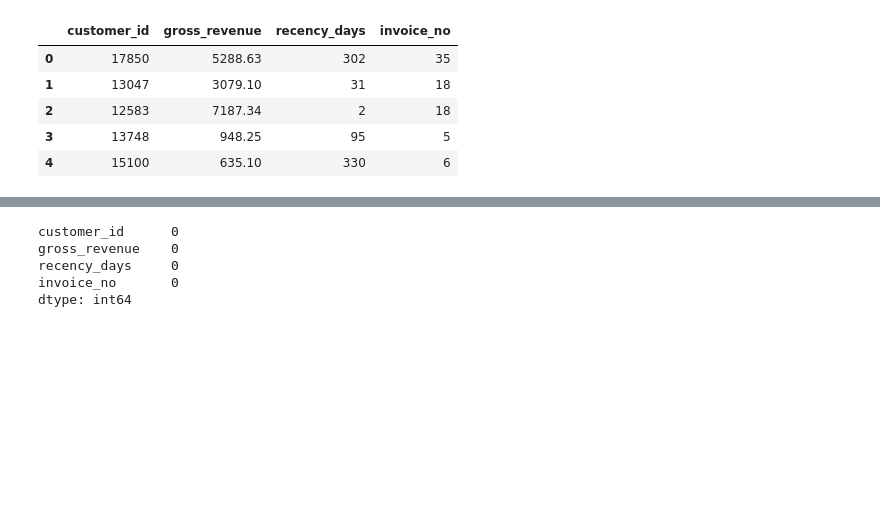
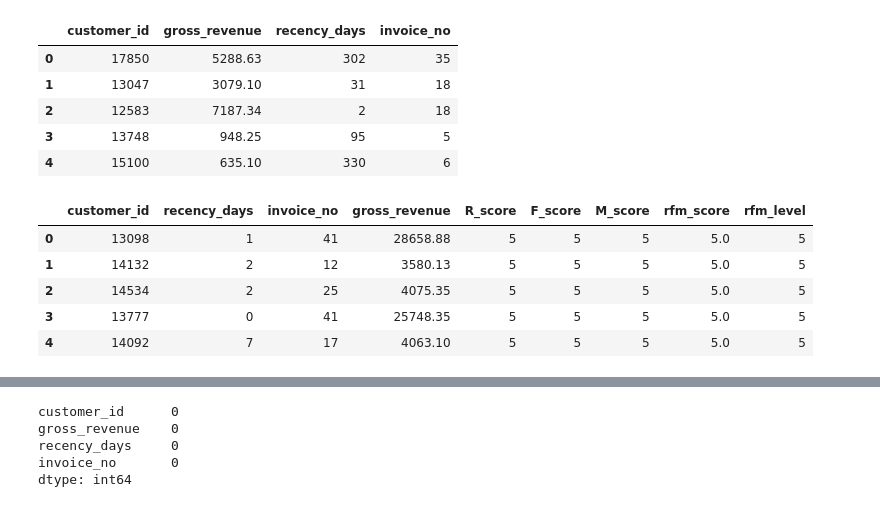
Before and after one commit to Brunoclf19/insiders_loyalt_program, a Jupyter notebook: notebooks/c01.0-bf-matrics.ipynb, the cells around one changed output, grey strips where cells are left out. Cells and saved outputs as stored; diff of their text form; code cells hidden in the pictures; blank space fills up the shorter version.

```diff
--- a/notebooks/c01.0-bf-matrics.ipynb
+++ b/notebooks/c01.0-bf-matrics.ipynb
@@ -438,0 +448,8 @@ df_ref.head()
+# %%
+# F - Frequência: quanto maior invoice_no, maior a nota (5 é melhor)
+f_rank = df_rfm['invoice_no'].rank(method='first', pct=True)
+df_rfm['F_score'] = pd.cut(f_rank, bins=[0,0.2,0.4,0.6,0.8,1.0], labels=[1,2,3,4,5], include_lowest=True).astype(int)
+# %%
+# M - Monetário (gross_revenue): quanto maior, maior a nota (5 é melhor)
+m_rank = df_rfm['gross_revenue'].rank(method='first', pct=True)
+df_rfm['M_score'] = pd.cut(m_rank, bins=[0,0.2,0.4,0.6,0.8,1.0], labels=[1,2,3,4,5], include_lowest=True).astype(int)
@@ -438,0 +465,9 @@ df_ref.head()
+# %%
+df_rfm.head()
+# %% [output]
+|  | customer_id | recency_days | invoice_no | gross_revenue | R_score | F_score | M_score | rfm_score | rfm_level |
+| 0 | 13098 | 1 | 41 | 28658.88 | 5 | 5 | 5 | 5.0 | 5 |
+| 1 | 14132 | 2 | 12 | 3580.13 | 5 | 5 | 5 | 5.0 | 5 |
+| 2 | 14534 | 2 | 25 | 4075.35 | 5 | 5 | 5 | 5.0 | 5 |
+| 3 | 13777 | 0 | 41 | 25748.35 | 5 | 5 | 5 | 5.0 | 5 |
+| 4 | 14092 | 7 | 17 | 4063.10 | 5 | 5 | 5 | 5.0 | 5 |
```
Also changed, not shown: parts of 11 cells of this notebook, 1 other file.
